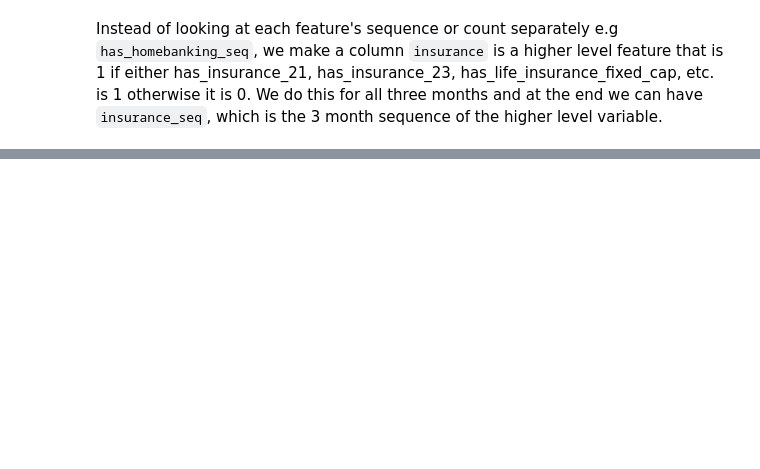
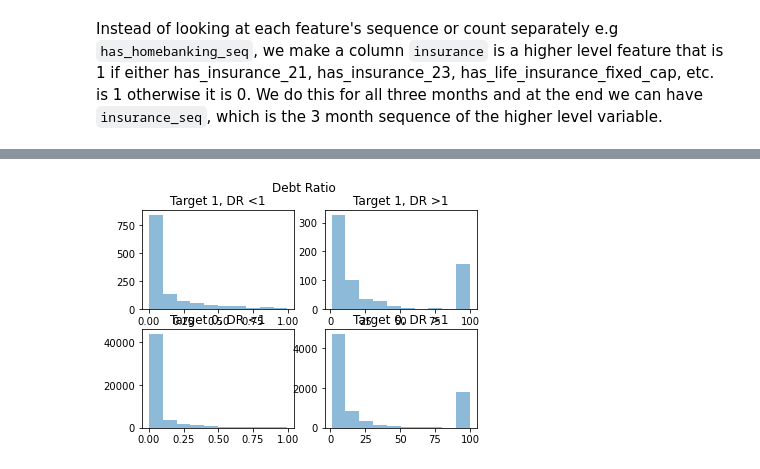
Before and after one commit to alejandramendezb/ADA, a Jupyter notebook: assignment_1/DataPreprocessing.ipynb, the cells around one changed output, grey strips where cells are left out. Drawn from its saved outputs; the diff is of its cells as text; code cells hidden in the pictures; blank space fills up the shorter version.

```diff
--- a/assignment_1/DataPreprocessing.ipynb
+++ b/assignment_1/DataPreprocessing.ipynb
@@ -5,8 +10,8 @@ import numpy as np
 # %%
 #read in data
-month1 = pd.read_csv('data/train_month_1.csv')
-month2 = pd.read_csv('data/train_month_2.csv')
-month3 = pd.read_csv('data/train_month_3_with_target.csv')
+month1 = pd.read_csv('~/AA/data1/train_month_1.csv')
+month2 = pd.read_csv('~/AA/data1/train_month_2.csv')
+month3 = pd.read_csv('~/AA/data1/train_month_3_with_target.csv')
 # %% [markdown]
 Between the first and second month data, we try to figure out if certain columns changes. We then store the booleans (True/False) in a python list to indicate which features change and which remain constant. Note that we set client_id to True, so we can merge the final datasets together using this column
 # %%
@@ -160,3 +165,6 @@ full_df['customer_since_all_d']=pd.to_datetime(full_df['customer_since_all'], fo
 full_df['customer_birth_date_d']=pd.to_datetime(full_df['customer_birth_date'], format='%Y-%m-%d')
 # %% [markdown]
 Compute the age of the client
+# %%
+full_df['mob']=(pd.to_datetime('2018-10-01')-full_df['customer_since_all_d'])/np.timedelta64(1, 'M')
+full_df['mob'].describe()
@@ -163,5 +181,5 @@ Compute the age of the client
 # %%
 full_df['age']=2018-pd.DatetimeIndex(full_df['customer_birth_date_d']).year
-full_df['mob']=((pd.to_datetime('2018-10-01')-full_df['customer_birth_date_d'])/np.timedelta64(1, 'M')).astype('int')
+full_df['mob']=np.where(full_df['customer_since_all'].notna(),(pd.to_datetime('2018-10-01')-full_df['customer_since_all_d'])/np.timedelta64(1, 'M').astype('int'),None)
 # %% [markdown]
 Instead of looking at each feature's sequence or count separately e.g `has_homebanking_seq`, we make a column `insurance` is a higher level feature that is 1 if either has_insurance_21, has_insurance_23, has_life_insurance_fixed_cap, etc. is 1 otherwise it is 0. We do this for all three months and at the end we can have `insurance_seq`, which is the 3 month sequence of the higher level variable.
@@ -249,0 +318,20 @@ full_df['customer_self_employed_count'] = full_df.filter(regex="^customer_self_e
+# %%
+full_df.loc[(full_df['bal_savings_1']==0)&(full_df['bal_loan_1']>0), 'debt_ratio_1'] = 100
+full_df.loc[full_df['debt_ratio_1']>100, 'debt_ratio_1'] = 100
+full_df.loc[(full_df['bal_savings_2']==0)&(full_df['bal_loan_2']>0), 'debt_ratio_2'] = 100
+full_df.loc[full_df['debt_ratio_2']>100, 'debt_ratio_2'] = 100
+full_df.loc[(full_df['bal_savings_3']==0)&(full_df['bal_loan_3']>0), 'debt_ratio_3'] = 100
+full_df.loc[full_df['debt_ratio_3']>100, 'debt_ratio_3'] = 100
+# %%
+fig, axs = plt.subplots(2, 2)
+fig.suptitle('Debt Ratio')
+axs[0, 0].set_title('Target 1, DR <1')
+axs[0,0].hist('debt_ratio_1', data=full_df[(full_df['target'] == 1) & (full_df['debt_ratio_1'] <1) ], alpha=0.5, label='1');
+axs[0, 1].set_title('Target 1, DR >1')
+axs[0,1].hist('debt_ratio_1', data=full_df[(full_df['target'] == 1) & (full_df['debt_ratio_1'] >1) ], alpha=0.5, label='1');
+axs[1, 0].set_title('Target 0, DR <1')
+axs[1,0].hist('debt_ratio_1', data=full_df[(full_df['target'] == 0) & (full_df['debt_ratio_1'] <1) ], alpha=0.5, label='1');
+axs[1, 1].set_title('Target 0, DR >1')
+axs[1,1].hist('debt_ratio_1', data=full_df[(full_df['target'] == 0) & (full_df['debt_ratio_1'] >1) ], alpha=0.5, label='1');
+# %% [output]
+[figure, added]
```
Also changed, not shown: parts of 34 cells of this notebook, 1 other file.
